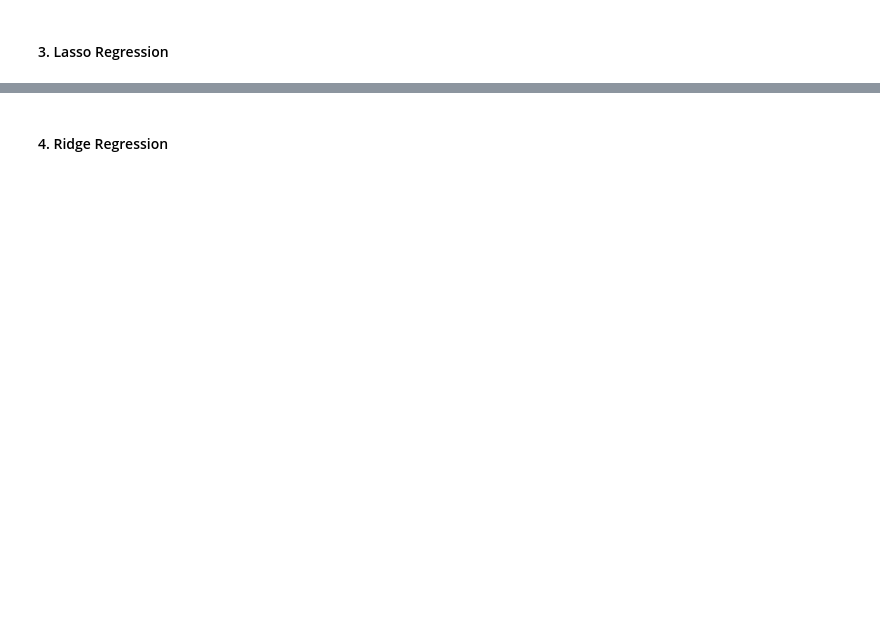
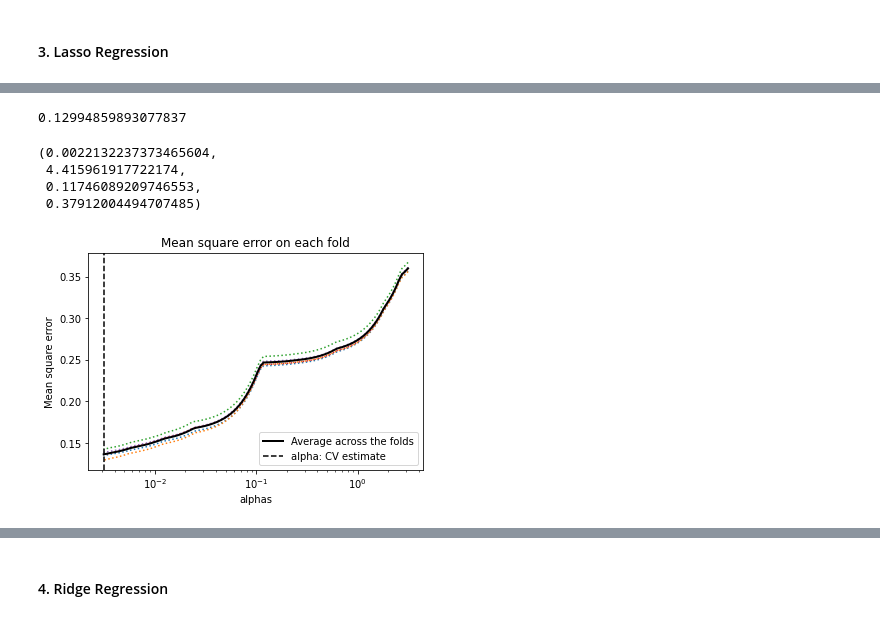
Before and after one commit to Hrithik0015/ECON323_Project, a Jupyter notebook: Project_Report.ipynb, the cells around one changed output, grey strips where cells are left out. Cells and saved outputs as stored; diff of their text form; code cells hidden in the pictures; blank space fills up the shorter version.

```diff
--- a/Project_Report.ipynb
+++ b/Project_Report.ipynb
@@ -340,36 +347,53 @@ plt.title('Lasso coefficients as a function of alpha');
 # %%
-# Lasso with 5 fold cross-validation
-cv = RepeatedKFold(n_splits=10, n_repeats=3, random_state=1)
+# # Lasso with 5 fold cross-validation
+# cv = RepeatedKFold(n_splits=10, n_repeats=3, random_state=1)
 
-model = LassoCV(alphas=arange(0.01, 10, 0.01), cv=cv, random_state=0)
+# model = LassoCV(alphas=arange(0.01, 10, 0.01), cv=cv, random_state=0)
 
-# Fit model
-model.fit(x_train, y_train)
+# # Fit model
+# model.fit(x_train, y_train)
 
-print(model.alpha_)
+# print(model.alpha_)
 
-lasso_best = Lasso(alpha=model.alpha_)
+# lasso_best = Lasso(alpha=model.alpha_)
+# lasso_best.fit(x_train, y_train)
+
+# mean_squared_error(y_test, lasso_best.predict(x_test))
+
+
+lasso = linear_model.LassoCV(cv=5).fit(x_train,y_train)
+-np.log10(lasso.alpha_) # should roughly = minimizer on graph, not exactly equal due to random splitting
+
+lasso_best = Lasso(alpha=lasso.alpha_)
 lasso_best.fit(x_train, y_train)
 
 mean_squared_error(y_test, lasso_best.predict(x_test))
+# %% [output]
+0.12994859893077837
 # %%
-plt.semilogx(model.alphas_, model.mse_path_, ":")
+plt.semilogx(lasso.alphas_, lasso.mse_path_, ":")
 plt.plot(
-    model.alphas_ ,
-    model.mse_path_.mean(axis=-1),
+    lasso.alphas_ ,
+    lasso.mse_path_.mean(axis=-1),
     "k",
     label="Average across the folds",
     linewidth=2,
 )
 plt.axvline(
-    model.alpha_, linestyle="--", color="k", label="alpha: CV estimate"
+    lasso.alpha_, linestyle="--", color="k", label="alpha: CV estimate"
 )
 
 plt.legend()
 plt.xlabel("alphas")
 plt.ylabel("Mean square error")
 plt.title("Mean square error on each fold")
 plt.axis("tight")
+# %% [output]
+(0.0022132237373465604,
+ 4.415961917722174,
+ 0.11746089209746553,
+ 0.37912004494707485)
+[figure, added]
 # %%
 #plot size
 # features = df.columns[0:11]
```
Also changed, not shown: parts of 20 cells of this notebook.
